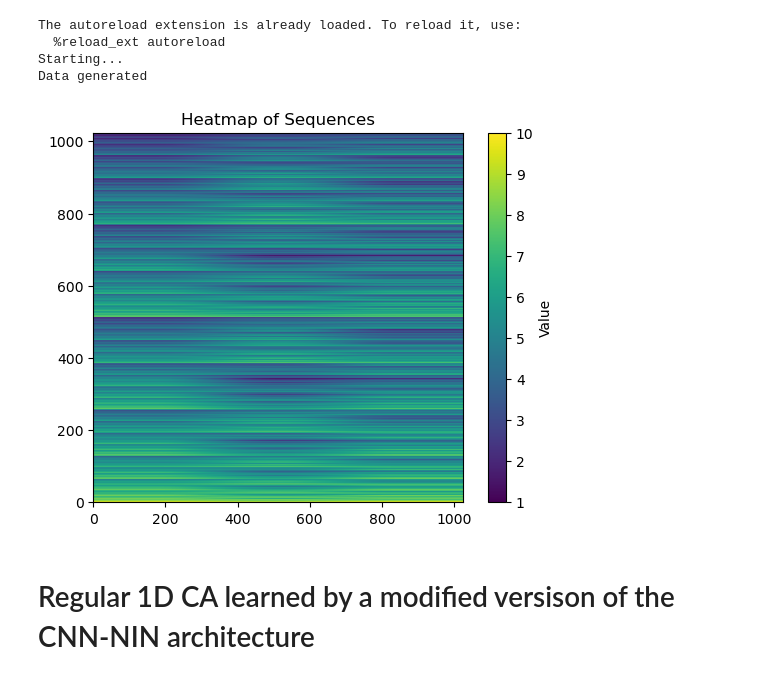
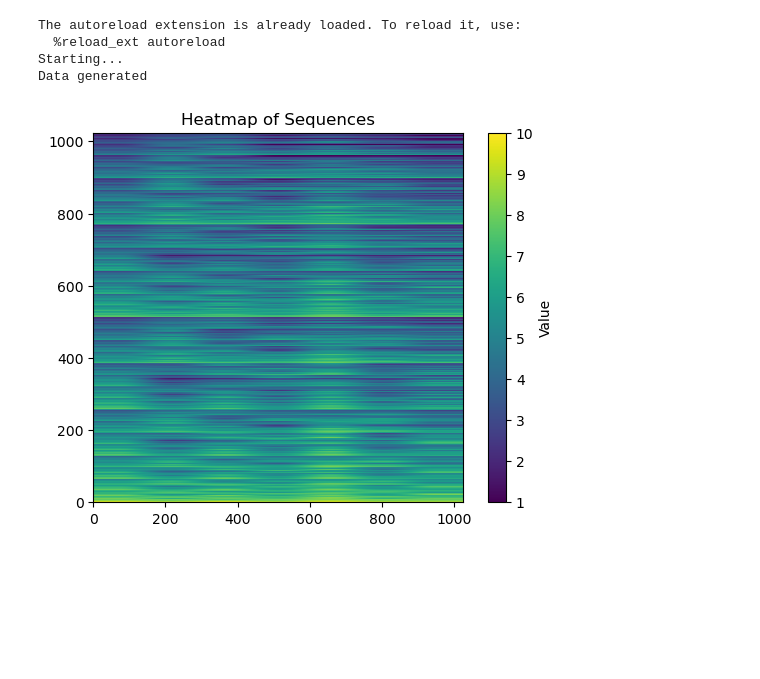
Before and after one commit to Everfade/CNNCAM, a Jupyter notebook: Learning1DCAM.ipynb, the cells around one changed output. Cells and saved outputs as stored; diff of their text form; code cells hidden in the pictures; blank space fills up the shorter version.

Commit message:
CAM with prefitted memory layer

```diff
--- a/Learning1DCAM.ipynb
+++ b/Learning1DCAM.ipynb
@@ -35,13 +35,12 @@ tf.config.threading.set_inter_op_parallelism_threads(1)
 # 2100 outer totalistic  Generating Data
 samples=500
 gridsize=10
-data_size, wspan, hspan = (samples, gridsize, 1)
 #since 1d ca have fewer states, generate all possible initial conditions
 x_values = [seq for seq in itertools.product("01", repeat=gridsize)]
 
 x_values = [[int(bit) for bit in seq] for seq in x_values]
 
-MEMORY_CONSTANT=1
+MEMORY_CONSTANT=3
 num_classes = 2
 sequence_length=MEMORY_CONSTANT*2
 
@@ -62,42 +61,42 @@ collapsed_sequences=collapse_sequences(sequences)
 sequences=np.append(sequences,sequences,axis=0)
 n = gridsize
 
+#Some visualization of the dataset
 plt.imshow(collapsed_sequences, cmap='viridis', origin='upper',
            extent=[0, collapsed_sequences.shape[0], 0,
-                   collapsed_sequences.shape[0]], vmin=1, vmax=n,
-          )
+                   collapsed_sequences.shape[0]], vmin=1, vmax=n)
 plt.colorbar(label='Value')
 plt.title('Heatmap of Sequences')
+
 sequences=np.concatenate((sequences,sequences),axis=0)
 np.random.shuffle(sequences)
+
 x_sequence=sequences[:,MEMORY_CONSTANT:MEMORY_CONSTANT*2]
 y_sequence=sequences[:,MEMORY_CONSTANT*2]
 x_sequence.reshape(-1,MEMORY_CONSTANT* gridsize,1)
 
 #might leave it unchanged for binary systems
 Y_val_onehot =  tf.squeeze( tf.one_hot(tf.cast( y_sequence.reshape(-1,  gridsize,1), tf.int32), num_classes))
 split_index = round(samples*0.85)
 x_train = x_sequence
 #x_train, x_val = x_sequence[:split_index] , x_sequence[split_index:]
 y_train= Y_val_onehot
 #y_train, y_val = Y_val_onehot[:split_index], Y_val_onehot[split_index:]
 #split_index=len(y_val)//2
 #y_val, y_test = y_val[:split_index], y_val[split_index:]
 #x_val, x_test = x_val[:split_index] , x_val[split_index:]
 
 
 
 
 loss = lambda x, y: tf.keras.losses.categorical_crossentropy(tf.reshape(x, shape=(-1, num_classes)),
                                                              tf.reshape(y, shape=(-1, num_classes)),                                                             from_logits=True)
 # %% [output]
 The autoreload extension is already loaded. To reload it, use:
   %reload_ext autoreload
 Starting...
 Data generated
-[figure, old version]
+[figure, new version]
-# %% [markdown]
-# Regular 1D CA learned by a modified versison of the CNN-NIN architecture
 # %%
 class Wraparound1D(tf.keras.layers.Layer):
     """
```
Also changed, not shown: parts of 16 cells of this notebook.
